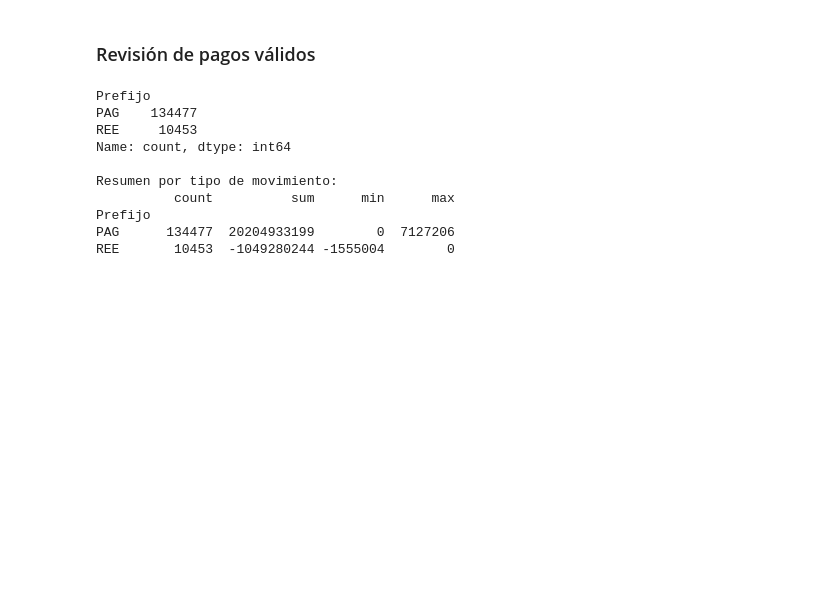
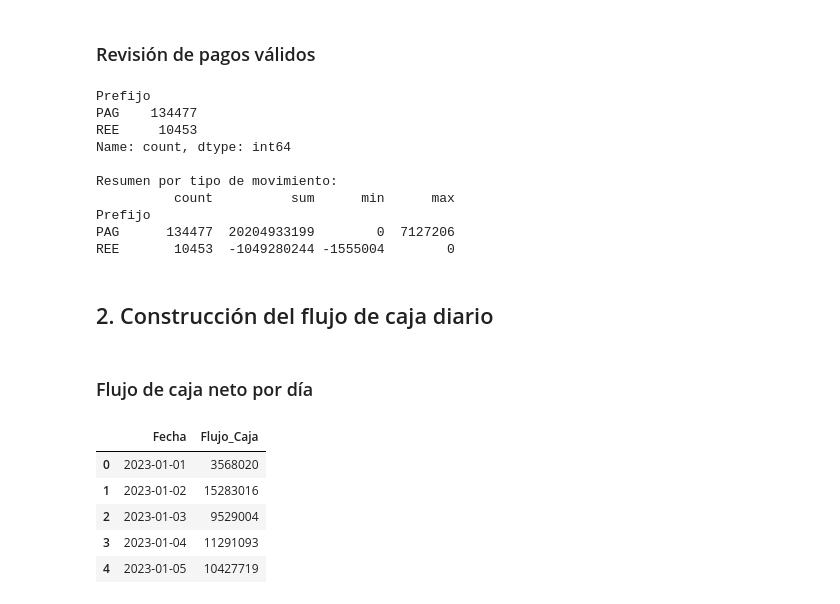
Before and after one commit to Vyena/ml_finance_teixeiradossantos, a Jupyter notebook: notebooks/Proyecto final/proyecto_flujo_caja.ipynb, the cells around one changed output. Cells and saved outputs as stored; diff of their text form; code cells hidden in the pictures; blank space fills up the shorter version.

```diff
--- a/notebooks/Proyecto final/proyecto_flujo_caja.ipynb
+++ b/notebooks/Proyecto final/proyecto_flujo_caja.ipynb
@@ -180,3 +180,26 @@ Resumen por tipo de movimiento:
 Prefijo
 PAG      134477  20204933199        0  7127206
 REE       10453  -1049280244 -1555004        0
+# %% [markdown]
+## 2. Construcción del flujo de caja diario
+# %% [markdown]
+### Flujo de caja neto por día
+# %%
+flujo_diario = (
+    df_pagos_validos
+    .groupby("Fecha", as_index=False)["Monto"]
+    .sum()
+    .rename(columns={"Monto": "Flujo_Caja"})
+)
+
+display(flujo_diario.head())
+
+print("Período:", flujo_diario["Fecha"].min(), "a", flujo_diario["Fecha"].max())
+print("Días con movimientos:", flujo_diario["Fecha"].nunique())
+# %% [output]
+|  | Fecha | Flujo_Caja |
+| 0 | 2023-01-01 | 3568020 |
+| 1 | 2023-01-02 | 15283016 |
+| 2 | 2023-01-03 | 9529004 |
+| 3 | 2023-01-04 | 11291093 |
+| 4 | 2023-01-05 | 10427719 |
```
Also changed, not shown: parts of 8 cells of this notebook.
